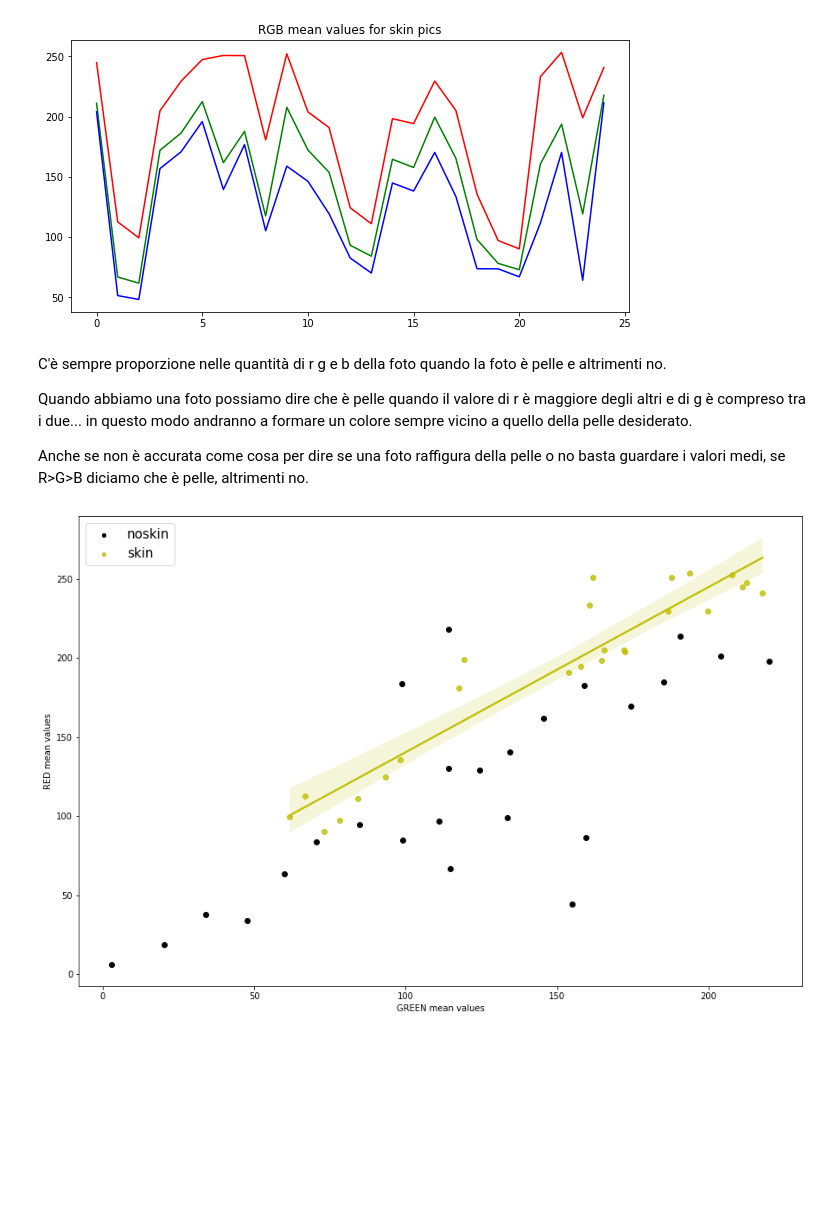
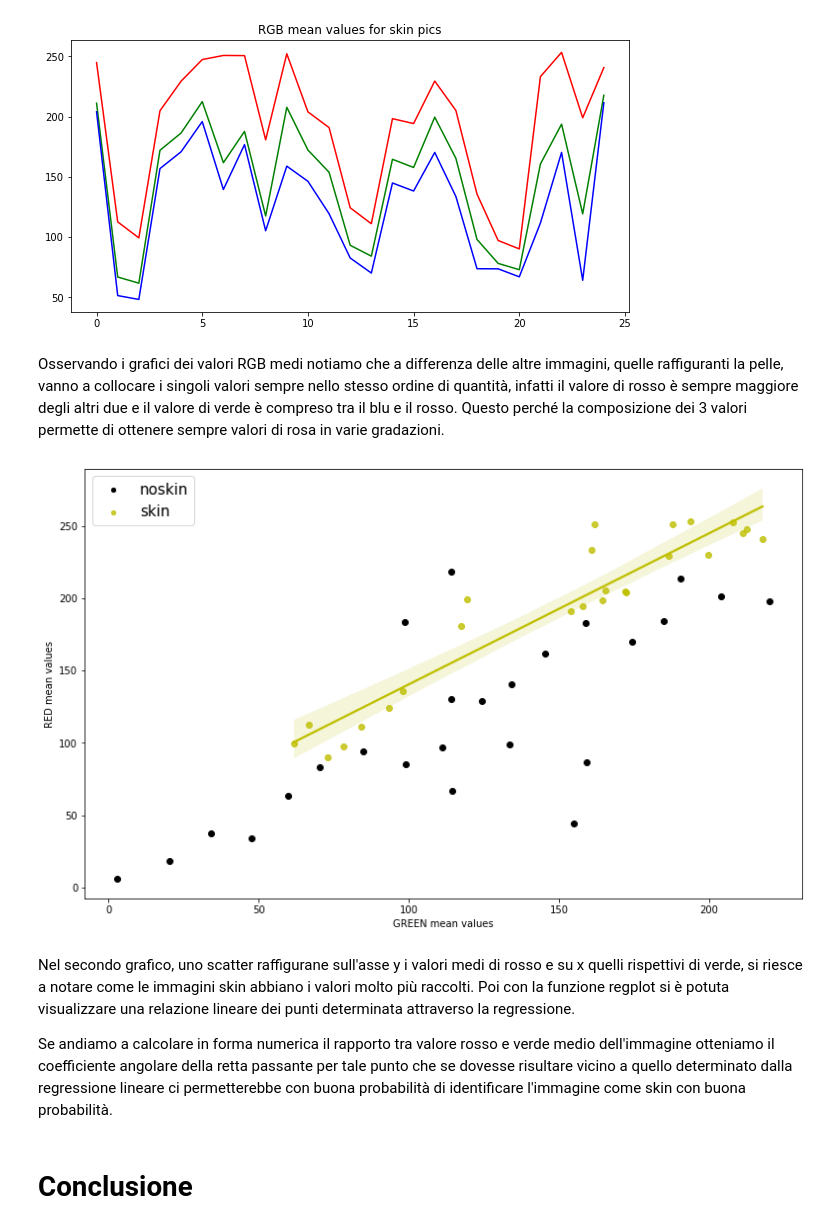
Before and after one commit to lilbrizzi/SkinDetection, a Jupyter notebook: colore/SkinDetectionLAB.ipynb, the cells around one changed output. Saved outputs shown, nothing was run; the diff lists cells and outputs as text; code cells hidden in the pictures; blank space fills up the shorter version.

```diff
--- a/colore/SkinDetectionLAB.ipynb
+++ b/colore/SkinDetectionLAB.ipynb
@@ -379,20 +416,22 @@ plt.show()
 [figure]
 [figure]
 # %% [markdown]
-C'è sempre proporzione nelle quantità di r g e b della foto quando la foto è pelle e altrimenti no.
-
-Quando abbiamo una foto possiamo dire che è pelle quando il valore di r è maggiore degli altri e di g è compreso tra i due... in questo modo andranno a formare un colore sempre vicino a quello della pelle desiderato.
-
-Anche se non è accurata come cosa per dire se una foto raffigura della pelle o no basta guardare i valori medi, se R>G>B diciamo che è pelle, altrimenti no.
+Osservando i grafici dei valori RGB medi notiamo che a differenza delle altre immagini, quelle raffiguranti la pelle, vanno a collocare i singoli valori sempre nello stesso ordine di quantità, infatti il valore di rosso è sempre maggiore degli altri due e il valore di verde è compreso tra il blu e il rosso. Questo perché la composizione dei 3 valori permette di ottenere sempre valori di rosa in varie gradazioni.
 # %%
-plt.figure(figsize=(15,10))
+plt.figure(figsize=(13,8))
 plt.ylabel('RED mean values')
 plt.xlabel('GREEN mean values')
 
 plt.scatter(y=arrayR2,x=arrayG2, label="noskin", color = 'black')
 sns.regplot(y=arrayR,x=arrayG, label="skin", color = 'y')
 
 plt.legend(markerscale=0.7, loc='upper left', scatterpoints=1, fontsize=15)
 plt.show()
 # %% [output]
-[figure, old version]
+[figure, new version]
+# %% [markdown]
+Nel secondo grafico, uno scatter raffigurane sull'asse y i valori medi di rosso e su x quelli rispettivi di verde, si riesce a notare come le immagini skin abbiano i valori molto più raccolti. Poi con la funzione regplot si è potuta visualizzare una relazione lineare dei punti determinata attraverso la regressione.
+
+Se andiamo a calcolare in forma numerica il rapporto tra valore rosso e verde medio dell'immagine otteniamo il coefficiente angolare della retta passante per tale punto che se dovesse risultare vicino a quello determinato dalla regressione lineare ci permetterebbe con buona probabilità di identificare l'immagine come skin con buona probabilità.
+# %% [markdown]
+# Conclusione
```
Also changed, not shown: parts of 16 cells of this notebook.
